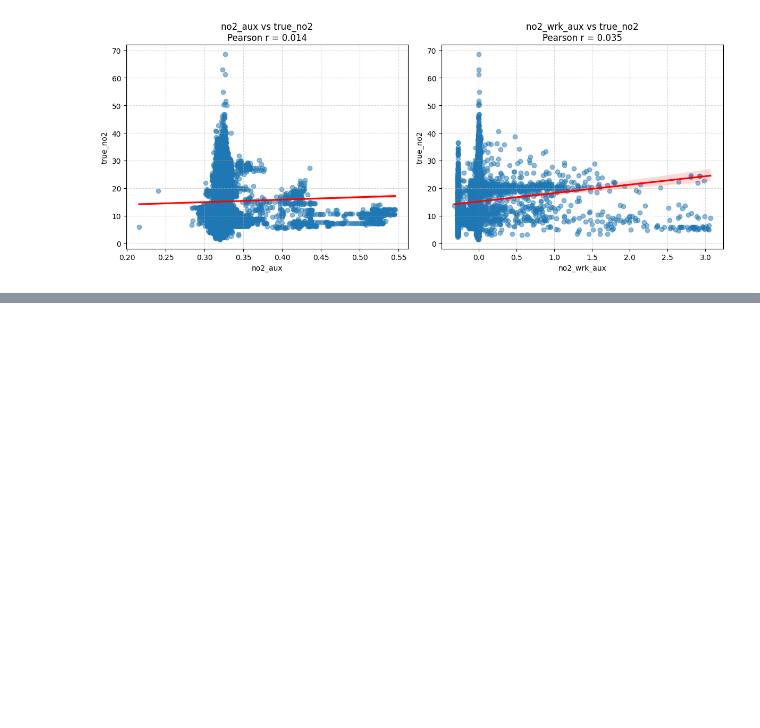
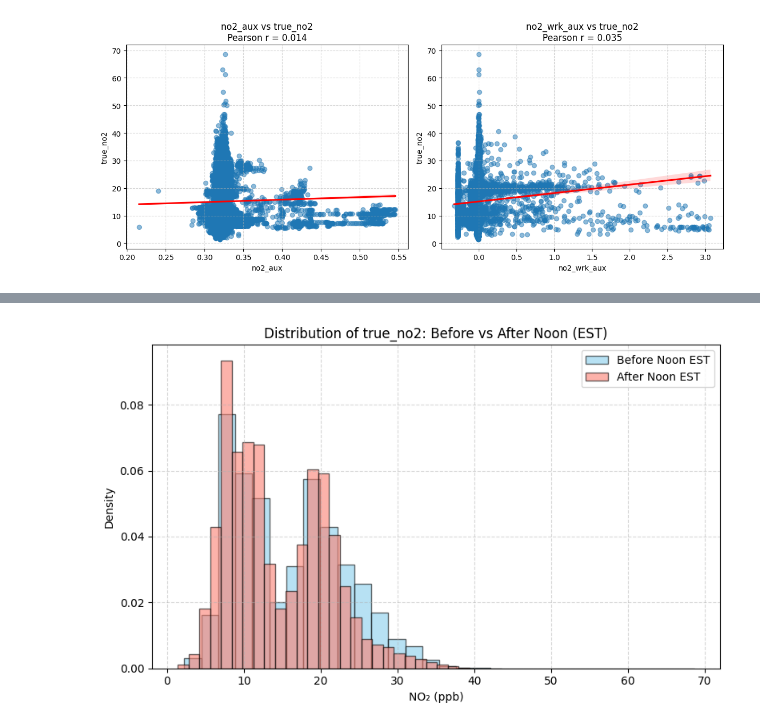
Before and after one commit to jacklardner/regression-data-EDA, a Jupyter notebook: MDA_and_correlation.ipynb, the cells around one changed output, grey strips where cells are left out. Cells and saved outputs as stored; diff of their text form; code cells hidden in the pictures; blank space fills up the shorter version.

```diff
--- a/MDA_and_correlation.ipynb
+++ b/MDA_and_correlation.ipynb
@@ -124,0 +159,24 @@ plot_correlation(full_merged, x_cols=["no2_aux", "no2_wrk_aux"], y_col="true_no2
+# %%
+def plot_am_pm_no2_distributions(df, value_col="true_no2", datetime_col="datetime_utc", bins=30):
+    df = df.copy()
+    df[datetime_col] = pd.to_datetime(df[datetime_col])
+    df["utc_hour"] = df[datetime_col].dt.hour
+
+    before_noon = df[(df["utc_hour"] >= 5) & (df["utc_hour"] < 17)][value_col].dropna()
+
+    after_noon = df[(df["utc_hour"] < 5) | (df["utc_hour"] >= 17)][value_col].dropna()
+
+    plt.figure(figsize=(8, 5))
+    plt.hist(before_noon, bins=bins, alpha=0.6, label="Before Noon EST", color="skyblue", edgecolor="k", density=True)
+    plt.hist(after_noon, bins=bins, alpha=0.6, label="After Noon EST", color="salmon", edgecolor="k", density=True)
+    plt.title(f"Distribution of {value_col}: Before vs After Noon (EST)")
+    plt.xlabel("NO₂ (ppb)")
+    plt.ylabel("Density")
+    plt.legend()
+    plt.grid(True, linestyle="--", alpha=0.5)
+    plt.tight_layout()
+    plt.show()
+# %%
+plot_am_pm_no2_distributions(full_merged)
+# %% [output]
+[figure, added]
```
Also changed, not shown: parts of 4 cells of this notebook, 1 other file.
